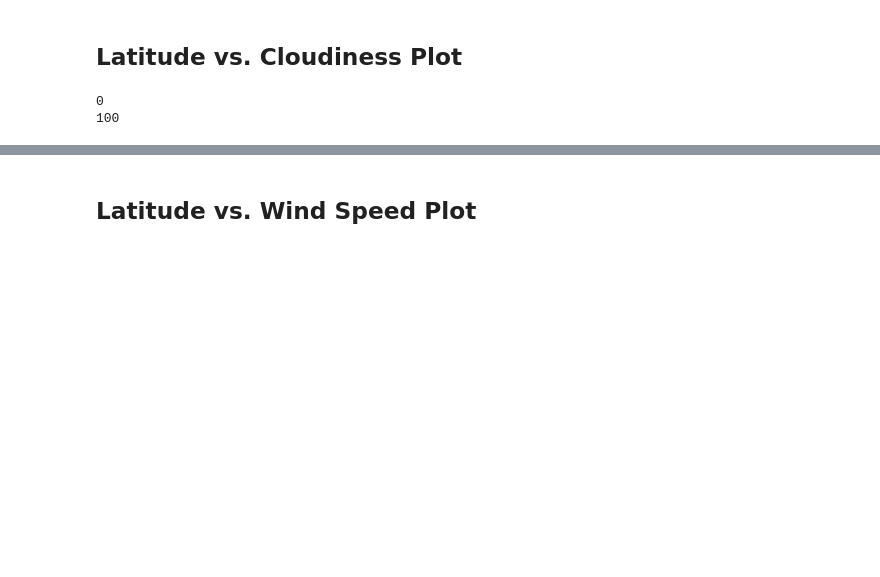
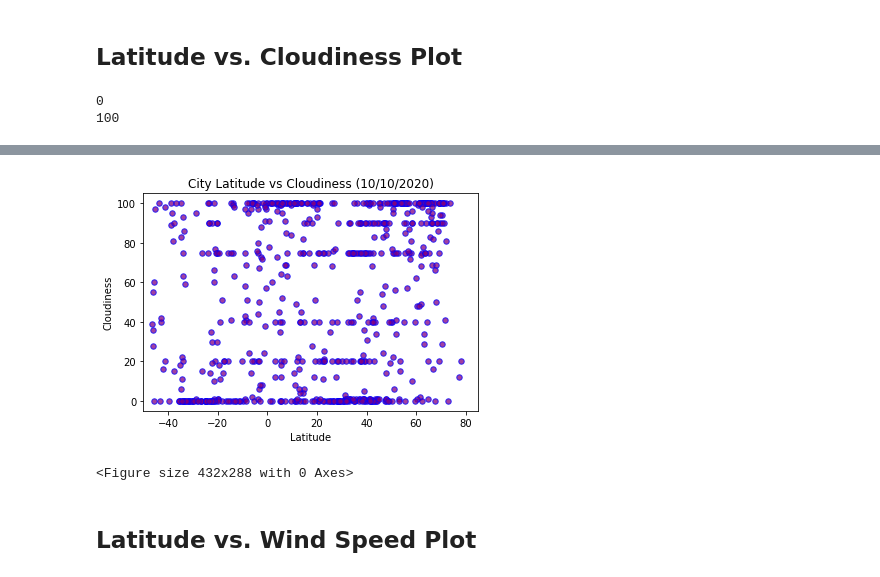
Before and after one commit to JeniLam/Python_API_Challenge, a Jupyter notebook: WeatherPy/WeatherPy.ipynb, the cells around one changed output, grey strips where cells are left out. Drawn from its saved outputs; the diff is of its cells as text; code cells hidden in the pictures; blank space fills up the shorter version.

Commit message:
Adds Lat vs CLoud updates

```diff
--- a/WeatherPy/WeatherPy.ipynb
+++ b/WeatherPy/WeatherPy.ipynb
@@ -270,3 +267,19 @@ print(city_data['Cloudiness'].max())
+# %%
+x_value = city_data['Latitude']
+y_value = city_data['Cloudiness']
+
+plt.scatter(x_value, y_value, marker="o", facecolors="purple", edgecolors="blue",
+            s=30, alpha=0.75)
+plt.xlim(-50, 85)
+plt.ylim(-5,105 )
+plt.title('City Latitude vs Cloudiness (10/10/2020)')
+plt.xlabel('Latitude')
+plt.ylabel('Cloudiness')
+plt.show()
+plt.savefig('Outputs/Lat_vs_Cloud.png')
+# %% [output]
+[figure, added]
+<Figure size 432x288 with 0 Axes>
 # %% [markdown]
 ## Latitude vs. Wind Speed Plot
 # %%
```
Also changed, not shown: parts of 1 cell of this notebook, 1 other file.
